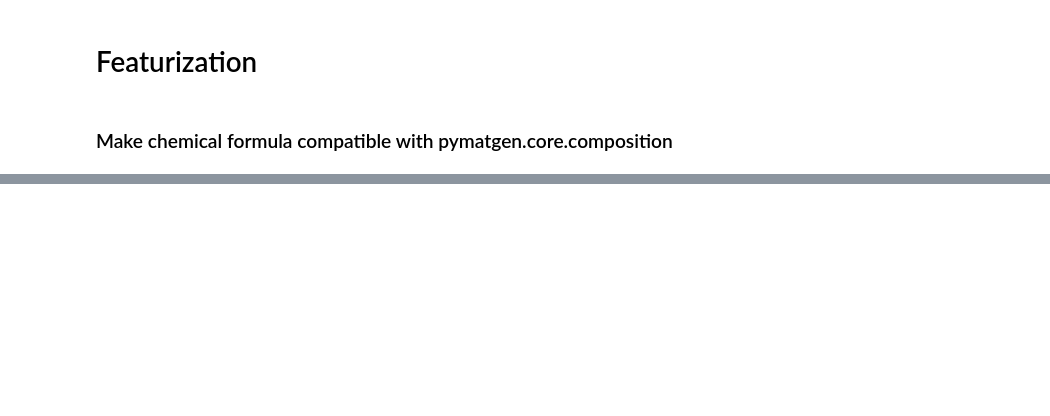
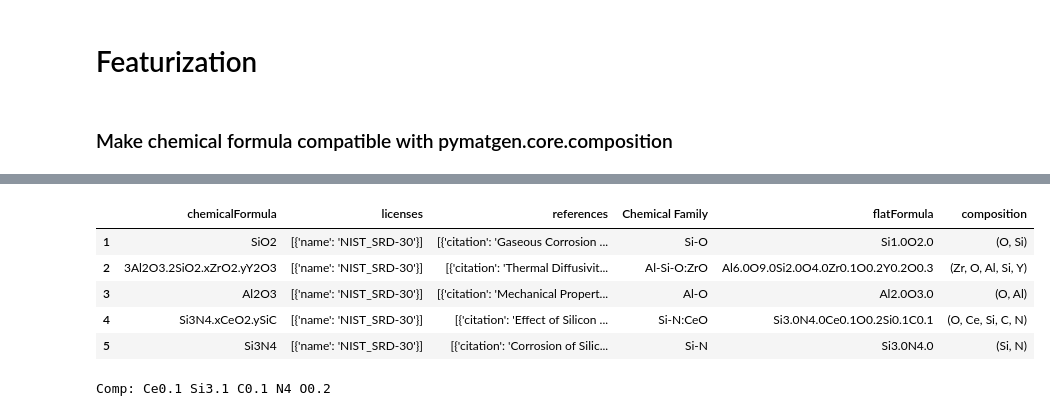
Before and after one commit to ckborg/DSW2018, a Jupyter notebook: retrieve_scd_data_matminer.ipynb, the cells around one changed output, grey strips where cells are left out. Saved outputs shown, nothing was run; the diff lists cells and outputs as text; code cells hidden in the pictures; blank space fills up the shorter version.

```diff
--- a/retrieve_scd_data_matminer.ipynb
+++ b/retrieve_scd_data_matminer.ipynb
@@ -86,0 +186,15 @@ feat['composition']
+# %%
+df1["composition"] =df1["flatFormula"].transform(str_to_composition)
+df1.dropna(axis=1).head()
+# %% [output]
+|  | chemicalFormula | licenses | references | Chemical Family | flatFormula | composition |
+| 1 | SiO2 | [{'name': 'NIST_SRD-30'}] | [{'citation': 'Gaseous Corrosion ... | Si-O | Si1.0O2.0 | (O, Si) |
+| 2 | 3Al2O3.2SiO2.xZrO2.yY2O3 | [{'name': 'NIST_SRD-30'}] | [{'citation': 'Thermal Diffusivit... | Al-Si-O:ZrO | Al6.0O9.0Si2.0O4.0Zr0.1O0.2Y0.2O0.3 | (Zr, O, Al, Si, Y) |
+| 3 | Al2O3 | [{'name': 'NIST_SRD-30'}] | [{'citation': 'Mechanical Propert... | Al-O | Al2.0O3.0 | (O, Al) |
+| 4 | Si3N4.xCeO2.ySiC | [{'name': 'NIST_SRD-30'}] | [{'citation': 'Effect of Silicon ... | Si-N:CeO | Si3.0N4.0Ce0.1O0.2Si0.1C0.1 | (O, Ce, Si, C, N) |
+| 5 | Si3N4 | [{'name': 'NIST_SRD-30'}] | [{'citation': 'Corrosion of Silic... | Si-N | Si3.0N4.0 | (Si, N) |
+# %%
+#check the composition object
+df1.loc[4,'composition']
+# %% [output]
+Comp: Ce0.1 Si3.1 C0.1 N4 O0.2
```
Also changed, not shown: parts of 6 cells of this notebook.
